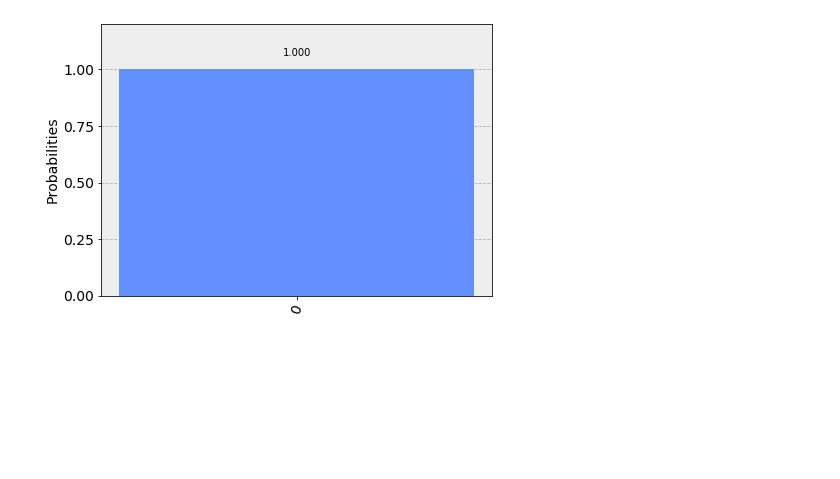
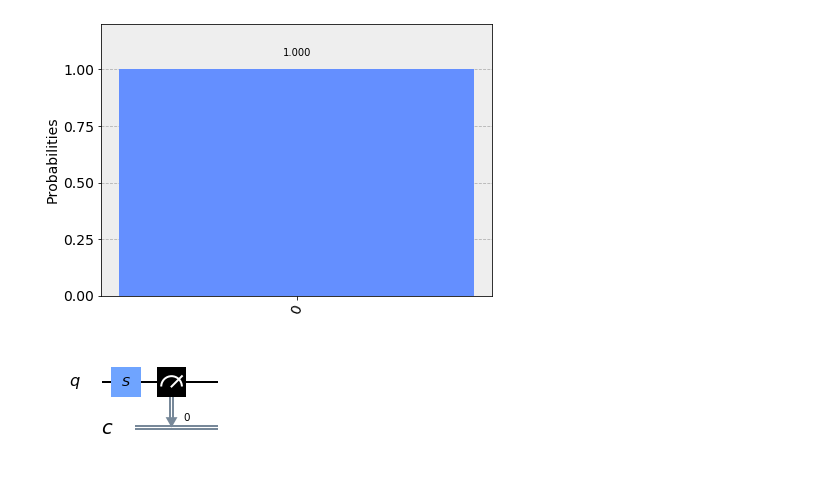
Before and after one commit to chughes90/QSIKT_DEV, a Jupyter notebook: QUANTUM_GATES.ipynb, the cells around one changed output. Saved outputs shown, nothing was run; the diff lists cells and outputs as text; code cells hidden in the pictures; blank space fills up the shorter version.

Commit message:
quantum gates, now includes s gates

```diff
--- a/QUANTUM_GATES.ipynb
+++ b/QUANTUM_GATES.ipynb
@@ -160,3 +160,14 @@ plot_histogram(counts) #do the simulation by getting the Aer backend end, and pl
 # %% [output]
 Results for Y measurement:
 [figure]
+# %%
+#S GATE ACTING ON |0>
+s_gate = QuantumCircuit(1,1) #make a QC with 1 quantum bit and 1 classical bit
+
+s_gate.s(0) #add a s qate to bit 0
+
+s_gate.measure(0,0) #measure the 0th qbit and map to the 0th classical bit
+
+s_gate.draw(output='mpl') #draw the circuit
+# %% [output]
+[figure, added]
```
Also changed, not shown: parts of 5 cells of this notebook.
